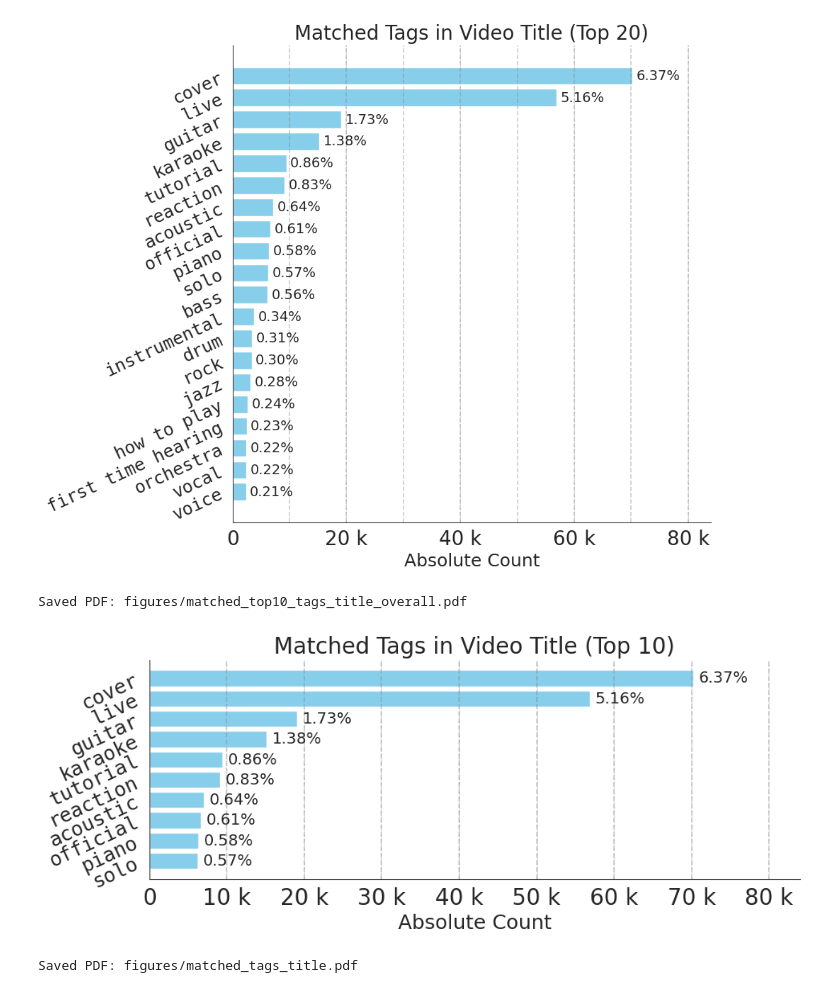
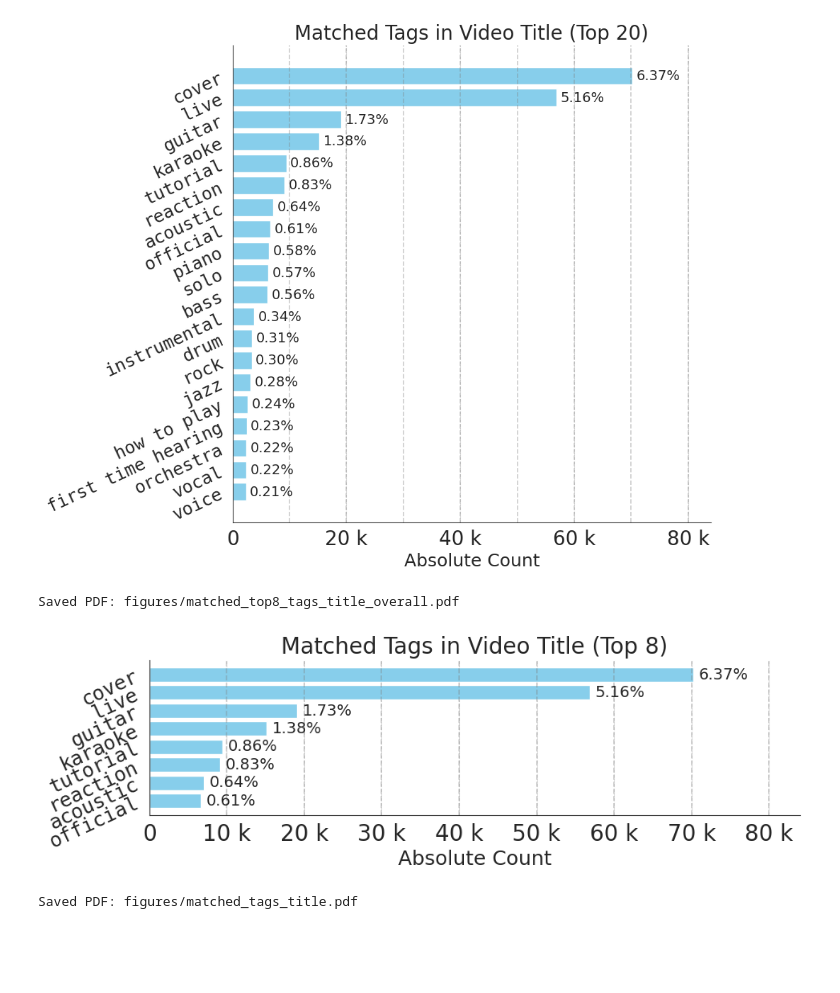
Before and after one commit to progsi/divers_dataset, a Jupyter notebook: tag_analysis.ipynb, the cells around one changed output. Drawn from its saved outputs; the diff is of its cells as text; code cells hidden in the pictures; blank space fills up the shorter version.

```diff
--- a/tag_analysis.ipynb
+++ b/tag_analysis.ipynb
@@ -279,11 +279,11 @@ plot_string_counts_barh(df, "tags_yt_title", top_n=20, out_file="figures/matched
 Saved PDF: figures/matched_tags_title_overall.pdf
 [figure]
 # %%
-plot_string_counts_barh(df, "tags_yt_title", top_n=10, out_file="figures/matched_top10_tags_title_overall.pdf",
+plot_string_counts_barh(df, "tags_yt_title", top_n=8, out_file="figures/matched_top8_tags_title_overall.pdf",
                         hue=None)
 # %% [output]
-Saved PDF: figures/matched_top10_tags_title_overall.pdf
+Saved PDF: figures/matched_top8_tags_title_overall.pdf
-[figure, old version]
+[figure, new version]
 # %%
 plot_string_counts_barh(df, "tags_yt_title", top_n=20, out_file="figures/matched_tags_title.pdf",
                         hue="Source", stacked=True)
```
